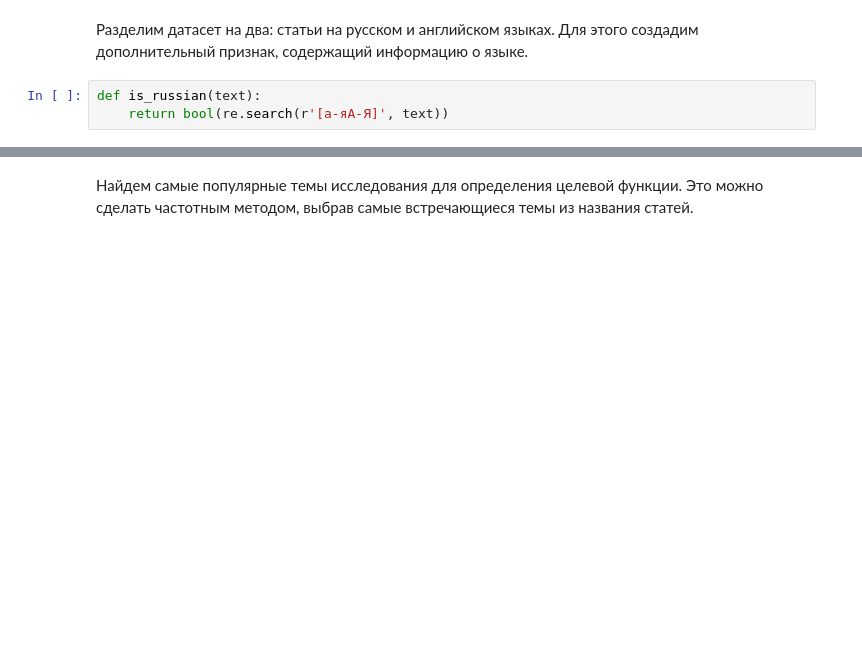
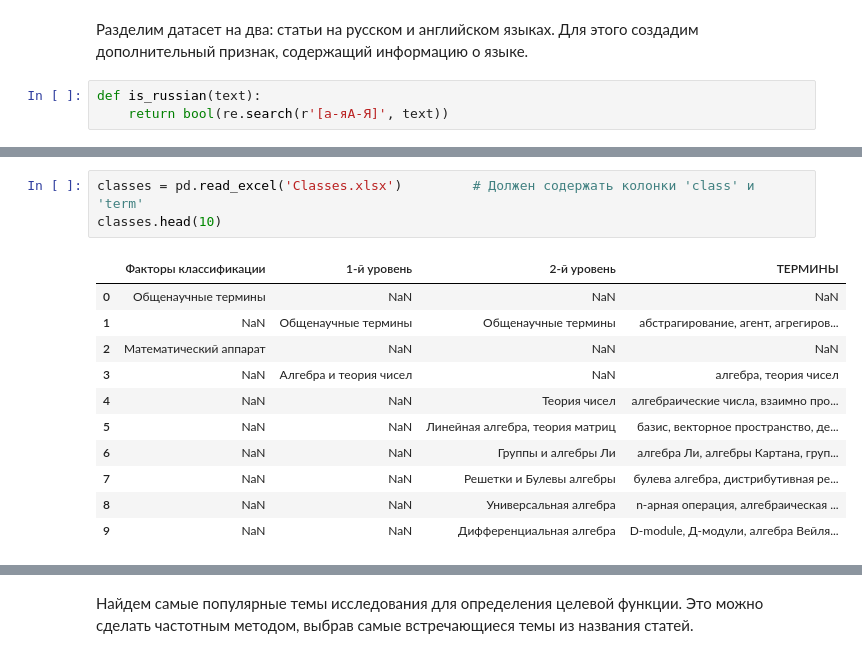
Before and after one commit to LeNoRaV/Course-work, a Jupyter notebook: Курсовая.ipynb, the cells around one changed output, grey strips where cells are left out. Cells and saved outputs as stored; diff of their text form; blank space fills up the shorter version.

```diff
--- a/Курсовая.ipynb
+++ b/Курсовая.ipynb
@@ -95,0 +96,15 @@ data_ru # название и аннотация на разных языках.
+# %%
+classes = pd.read_excel('Classes.xlsx')         # Должен содержать колонки 'class' и 'term'
+classes.head(10)
+# %% [output]
+|  | Факторы классификации | 1-й уровень | 2-й уровень | ТЕРМИНЫ |
+| 0 | Общенаучные термины | NaN | NaN | NaN |
+| 1 | NaN | Общенаучные термины | Общенаучные термины | абстрагирование, агент, агрегиров... |
+| 2 | Математический аппарат | NaN | NaN | NaN |
+| 3 | NaN | Алгебра и теория чисел | NaN | алгебра, теория чисел |
+| 4 | NaN | NaN | Теория чисел | алгебраические числа, взаимно про... |
+| 5 | NaN | NaN | Линейная алгебра, теория матриц | базис, векторное пространство, де... |
+| 6 | NaN | NaN | Группы и алгебры Ли | алгебра Ли, алгебры Картана, груп... |
+| 7 | NaN | NaN | Решетки и Булевы алгебры | булева алгебра, дистрибутивная ре... |
+| 8 | NaN | NaN | Универсальная алгебра | n-арная операция, алгебраическая ... |
+| 9 | NaN | NaN | Дифференциальная алгебра | D-module, Д-модули, алгебра Вейля... |
```
Also changed, not shown: parts of 24 cells of this notebook.
